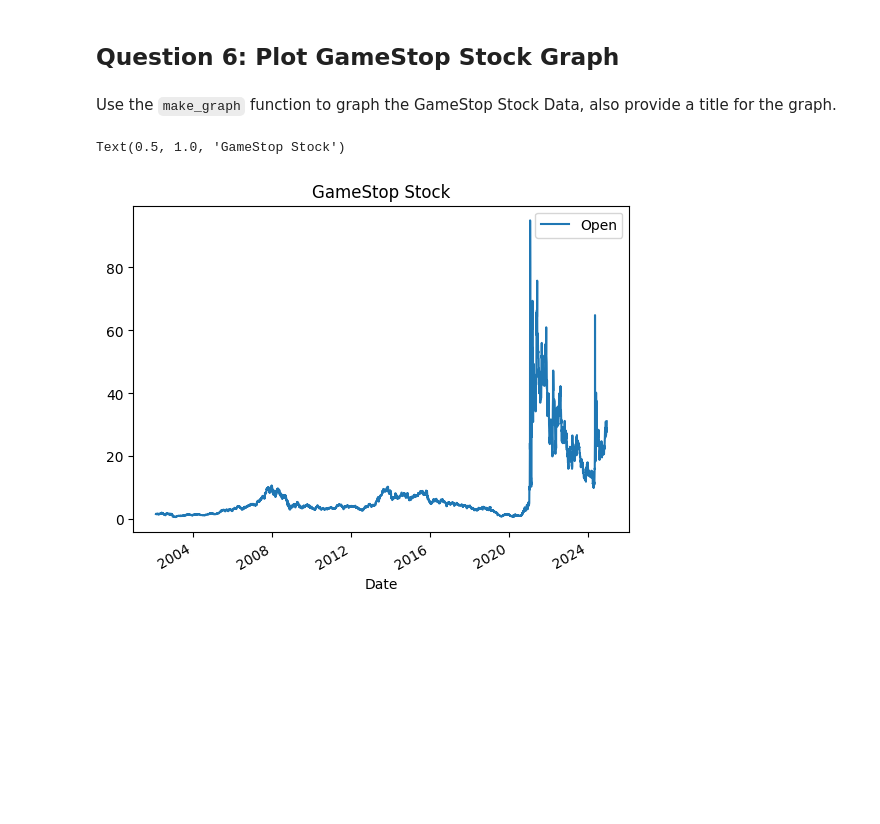
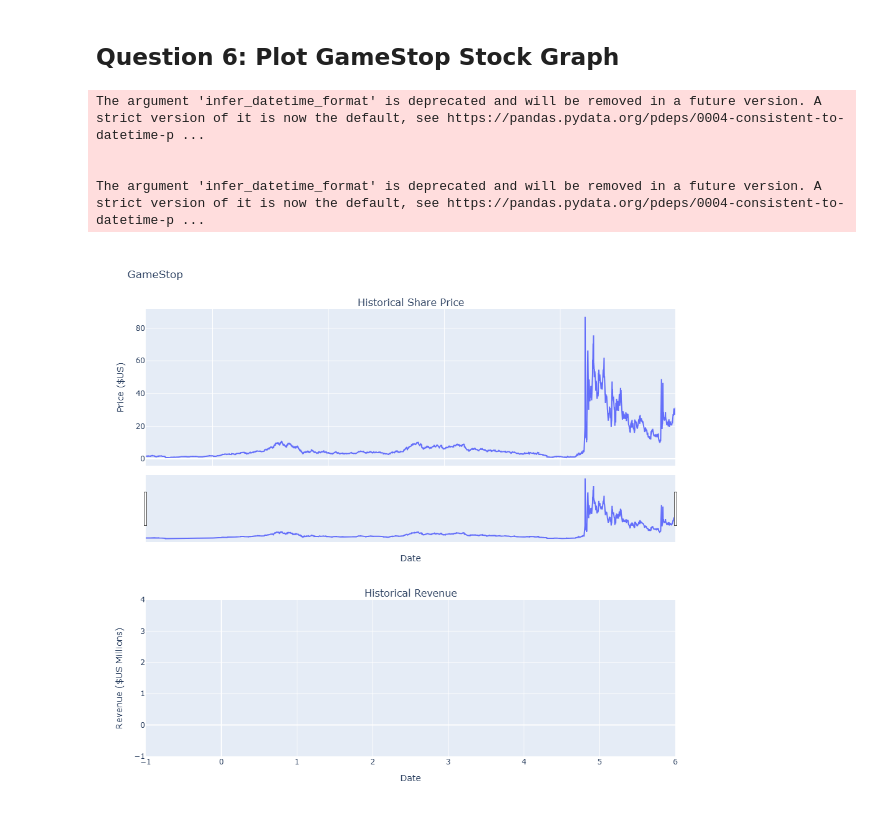
Before and after one commit to schrupp2588/Project-Final, a Jupyter notebook: Project Final.ipynb, the cells around one changed output. Cells and saved outputs as stored; diff of their text form; code cells hidden in the pictures; blank space fills up the shorter version.

```diff
--- a/Project Final.ipynb
+++ b/Project Final.ipynb
@@ -25,2 +35,17 @@ import pandas as pd
+# %%
+#Defining graphs
+def make_graph(stock_data, revenue_data, stock):
+    fig = make_subplots(rows=2, cols=1, shared_xaxes=True, subplot_titles=("Historical Share Price", "Historical Revenue"), vertical_spacing = .3)
+    fig.add_trace(go.Scatter(x=pd.to_datetime(stock_data.Date, infer_datetime_format=True), y=stock_data.Close.astype("float"), name="Share Price"), row=1, col=1)
+    fig.add_trace(go.Scatter(x=pd.to_datetime(revenue_data.Date, infer_datetime_format=True), y=revenue_data.Revenue.astype("float"), name="Revenue"), row=2, col=1)
+    fig.update_xaxes(title_text="Date", row=1, col=1)
+    fig.update_xaxes(title_text="Date", row=2, col=1)
+    fig.update_yaxes(title_text="Price ($US)", row=1, col=1)
+    fig.update_yaxes(title_text="Revenue ($US Millions)", row=2, col=1)
+    fig.update_layout(showlegend=False,
+    height=900,
+    title=stock,
+    xaxis_rangeslider_visible=True)
+    fig.show()
 # %% [markdown]
 ## Question 1 - Extracting Tesla Stock Data Using yfinance
@@ -86,3 +109,23 @@ Display the last five rows of the `gme_revenue` dataframe using the `tail` funct
 # %%
-gme_data.tail()
+url = "https://www.macrotrends.net/stocks/charts/GME/gamestop/revenue"
+data  = requests.get(url).text
+soup = BeautifulSoup(data, "html.parser")
+gme_revenue = pd.DataFrame(columns=['Date', 'Revenue'])
+tables = soup.find_all('table')
+for table in tables:
+    if "Quarterly Revenue" in table.text:
+        rows = table.find_all('tr')
+        for row in rows[1:]:
+            col = row.find_all('td')
+            if col:
+                date = col[0].text.strip()
+                revenue = col[1].text.strip().replace(',', '').replace('$', '')
+                gme_revenue = pd.concat([gme_revenue,
+                                               pd.DataFrame({"Date": [date], "Revenue": [revenue]})],
+                                              ignore_index=True)
+        break
+gme_revenue.dropna(inplace=True)
+gme_revenue = gme_revenue[gme_revenue['Revenue'] != ""]
+gme_revenue["Revenue"] = gme_revenue["Revenue"].astype(float)
+print(gme_revenue.tail(5))
 # %% [output]
@@ -108,13 +145,10 @@ Text(0.5, 1.0, 'Tesla Stock')
 # %% [markdown]
 ## Question 6: Plot GameStop Stock Graph
-# %% [markdown]
-Use the `make_graph` function to graph the GameStop Stock Data, also provide a title for the graph.
 # %%
-import matplotlib.pyplot as plt
-gme_data.plot(x="Date", y="Open")
-#create plot
-plt.title('GameStop Stock')
-# plt.show()
+make_graph(gme_data,gme_revenue,'GameStop')
 # %% [output]
-Text(0.5, 1.0, 'GameStop Stock')
+The argument 'infer_datetime_format' is deprecated and will be removed in a future version. A strict version of it is now the default, see https://pandas.pydata.org/pdeps/0004-consistent-to-datetime-p ...
+
+
+The argument 'infer_datetime_format' is deprecated and will be removed in a future version. A strict version of it is now the default, see https://pandas.pydata.org/pdeps/0004-consistent-to-datetime-p ...
-[figure, old version]
+[figure, new version]
```
Also changed, not shown: parts of 22 cells of this notebook.
